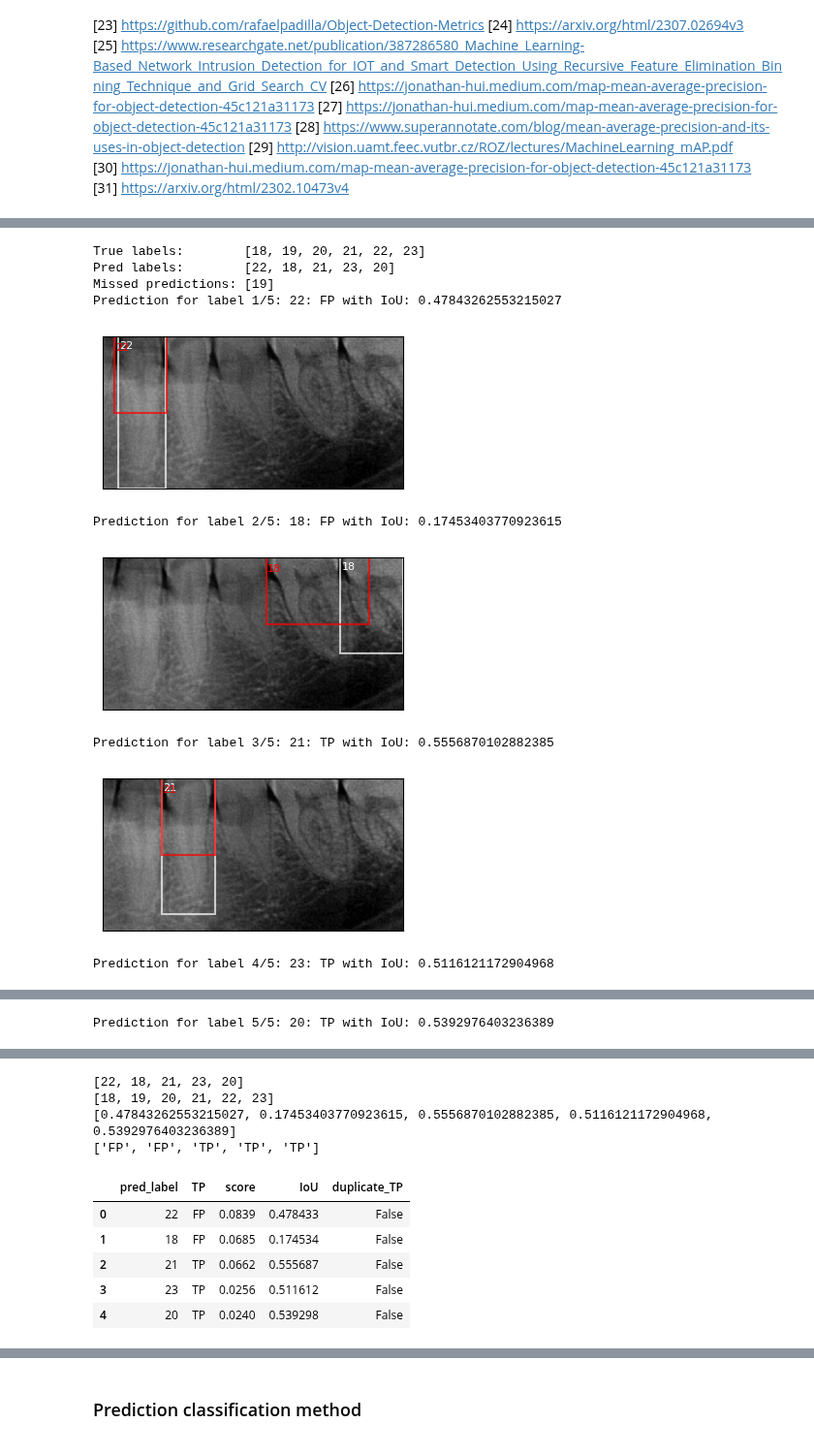
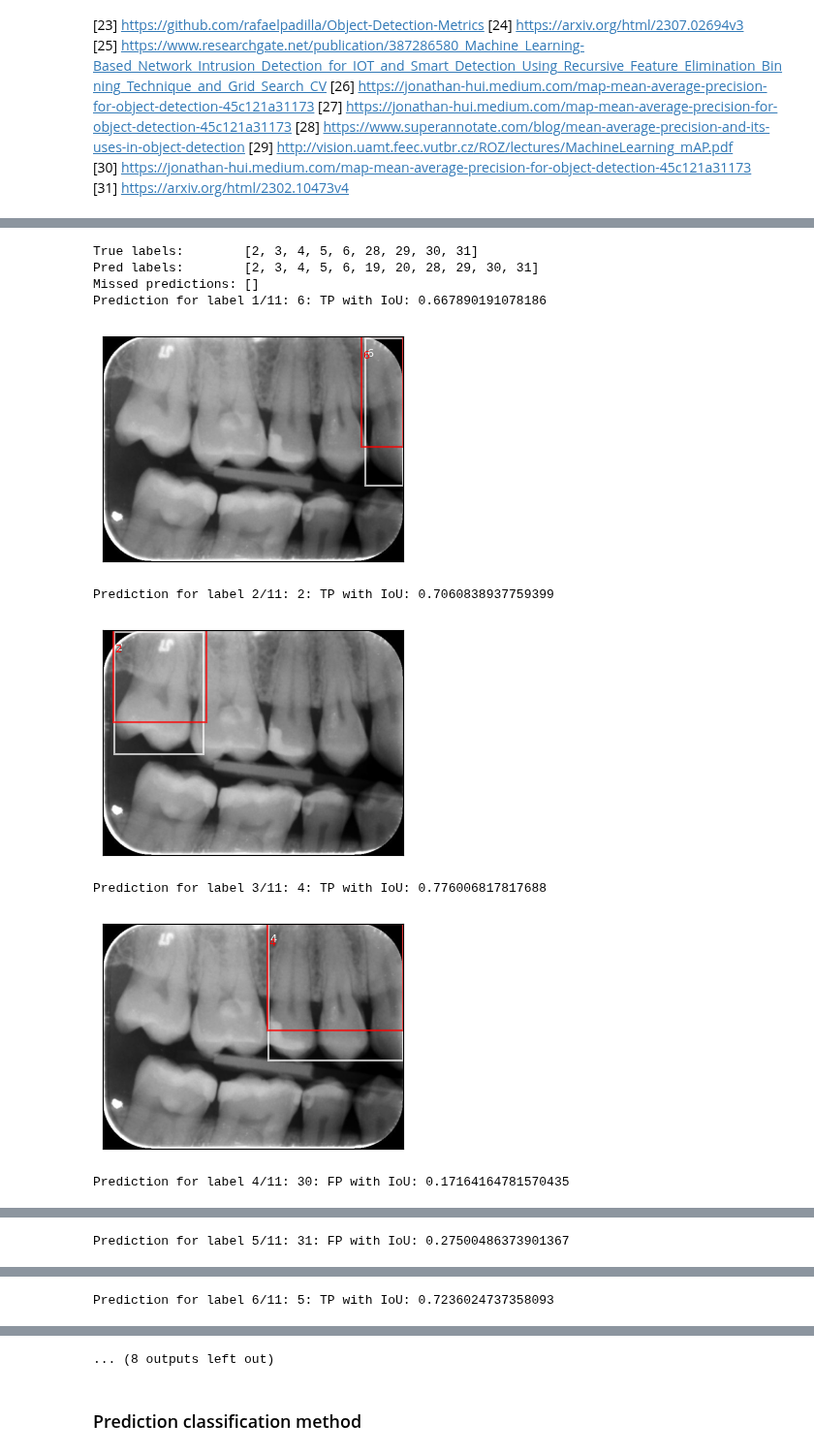
Before and after one commit to awerdich/computervision, a Jupyter notebook: notebooks/detection/10_performance_classes.ipynb, the cells around one changed output, grey strips where cells are left out. Shown at 97% size. Cells and saved outputs as stored; diff of their text form; code cells hidden in the pictures.

```diff
--- a/notebooks/detection/10_performance_classes.ipynb
+++ b/notebooks/detection/10_performance_classes.ipynb
@@ -223,8 +141,8 @@ display(model_parameters.get('model_info'))
 # %%
 figsize = (4, 4)
-threshold = 0.02
-idx = 74
-file_name = file_name_list[idx]
+idx = 10
+file = file_list[idx]
+file_name = os.path.basename(file)
 
 file = os.path.join(image_dir, file_name)
 im = ImageData().load_image(file)
@@ -232,16 +150,18 @@ im = ImageData().np2color(im)
 df_file = df.loc[df[file_col] == file_name]
 bbox_list = df_file[bbox_col].tolist()
 pos_list = df_file[pos_col].tolist()
-im_width, im_height = im.shape[1], im.shape[0]
-x_lim, y_lim = (0, im_width), (0, im_height)
 
 # Predict positions
-output = detr_detect(detr_model=model, detr_processor=processor, image=im, threshold=threshold)
+output = pred_df.loc[pred_df['image_id'] == idx]
+image_width = output.get('image_width').tolist()[0]
+image_height = output.get('image_height').tolist()[0]
+
 if output is not None:
-    output_bbox_list = output.get('bboxes')
-    output_cat_list = output.get('categories')
+    output_bbox_list = output.get('bbox')
+    output_bbox_list = [clipxywh(list(box), xlim=(0, image_width), ylim=(0, image_height)) for box in output_bbox_list]
+    output_cat_list = output.get('category_id')
     output_pos_list = [id2label.get(cat) for cat in output_cat_list]
-    score_list = output.get('scores')
+    score_list = output.get('score')
     output_label_list = [f'P{p}\n{s:.2f}' for p, s in zip(output_pos_list, score_list)]
 
     print(f'True: {pos_list}')
@@ -249,6 +169,6 @@ if output is not None:
 
     fig, ax = plt.subplots(figsize=figsize)
     ax = plot_boxes(image=im, box_list=bbox_list, label_list=pos_list, color='w', ax=ax)
-    ax = plot_boxes(image=im, box_list=output_bbox_list, label_list=output_label_list, ax=ax, offset_xy=(0, 200))
+    ax = plot_boxes(image=im, box_list=output_bbox_list, label_list=output_label_list, ax=ax, offset_xy=(0, 100))
     plt.show()
 # %% [output]
@@ -258,7 +178,7 @@ Pred: [22, 18, 21, 23, 20]
 # %%
 # Let's pick one ground truth and one predicted position
 # So we can calculate the iou
-true_pos = 20
+true_pos = 4
 true_bbx = list(bbox_list[pos_list.index(true_pos)])
 true_bbx = clipxywh(true_bbx, xlim=x_lim, ylim=y_lim, decimals=0)
 print(true_bbx)
@@ -353,20 +285,27 @@ AI responses may include mistakes.
 # Performance evaluations
 score_threshold = 0.02
 iou_threshold = 0.5
+min_area = 10000
+x_lim = (0, im.shape[1])
+y_lim = (0, im.shape[0])
 
 # Ground truth
 true_labels = [int(l) for l in df_file[pos_col].tolist()]
 true_bboxes = df_file[bbox_col].tolist()
 true_bboxes = [clipxywh(list(box), xlim=x_lim, ylim=y_lim, decimals=0) for box in true_bboxes]
-print(f'True labels:        {true_labels}')
+
+print(f'True labels:        {sorted(true_labels)}')
 
 # Predictions
-output = detr_detect(detr_model=model, detr_processor=processor, image=im, threshold=score_threshold)
-pred_labels = [int(id2label.get(cat)) for cat in output.get('categories')]
-pred_bboxes = output.get('bboxes')
+output = detr.predict_on_image(image=im, threshold=score_threshold)
+output_df = pd.DataFrame(output)
+output_df = output_df.loc[output_df['area'] > min_area]
+output_df = output_df.sort_values(by=['score'], ascending=False).reset_index(drop=True)
+pred_labels = [int(id2label.get(cat)) for cat in output_df['category_id'].tolist()]
+pred_bboxes = output_df['bbox'].tolist()
 pred_bboxes = [clipxywh(list(box), xlim=x_lim, ylim=y_lim, decimals=0) for box in pred_bboxes]
-pred_scores = output.get('scores')
-print(f'Pred labels:        {pred_labels}')
+pred_scores = output_df['score'].tolist()
+print(f'Pred labels:        {sorted(pred_labels)}')
 
 # Determine the false negative samples
 # Predictions that were missed by the object detection
@@ -406,40 +345,42 @@ for p, p_label in enumerate(pred_labels):
 
         # Plot the situation when we have a match
         fig, ax = plt.subplots(figsize=figsize)
         ax = plot_boxes(image=im, box_list=[t_bbx], label_list=[p_label], ax=ax, color='w')
         ax = plot_boxes(image=im, box_list=[p_bbox], label_list=[p_label], ax=ax, color='r', offset_xy=(0, 20))
         plt.show()
 
     iou_list.append(p_iou)
     prediction_list.append(p_prediction)
 
 # What if we predict the same class twice and both are TP?
 # We count only the first one as a TP, the others we set to FP.
 c = pd.DataFrame({'pred_label': pred_labels,
                   'TP': prediction_list,
                   'score': pred_scores,
                   'IoU': iou_list})
 
 c = c.assign(duplicate_TP=False)
 
 # Flip duplicate TP predictions
 d = c.copy()
 d.loc[(c.duplicated(subset=['pred_label', 'TP'])) & (c['TP'] == 'TP'), 'TP'] = 'FP'
 d.loc[(c.duplicated(subset=['pred_label', 'TP'])) & (c['TP'] == 'TP'), 'duplicate_TP'] = True
 
+d = d.sort_values(by=['pred_label', 'score'], ascending=True).reset_index(drop=True)
+
 print(pred_labels)
 print(true_labels)
 print(iou_list)
 print(prediction_list)
 display(d)
 # %% [output]
-True labels:        [18, 19, 20, 21, 22, 23]
-Pred labels:        [22, 18, 21, 23, 20]
-Missed predictions: [19]
-Prediction for label 1/5: 22: FP with IoU: 0.47843262553215027
+True labels:        [2, 3, 4, 5, 6, 28, 29, 30, 31]
+Pred labels:        [2, 3, 4, 5, 6, 19, 20, 28, 29, 30, 31]
+Missed predictions: []
+Prediction for label 1/11: 6: TP with IoU: 0.667890191078186
-[figure, old version]
+[figure, new version]
-Prediction for label 2/5: 18: FP with IoU: 0.17453403770923615
+Prediction for label 2/11: 2: TP with IoU: 0.7060838937759399
-[figure, old version]
+[figure, new version]
-Prediction for label 3/5: 21: TP with IoU: 0.5556870102882385
+Prediction for label 3/11: 4: TP with IoU: 0.776006817817688
-[figure, old version]
+[figure, new version]
-Prediction for label 4/5: 23: TP with IoU: 0.5116121172904968
+Prediction for label 4/11: 30: FP with IoU: 0.17164164781570435
@@ -447 +388 @@ Prediction for label 4/5: 23: TP with IoU: 0.5116121172904968
-Prediction for label 5/5: 20: TP with IoU: 0.5392976403236389
+Prediction for label 5/11: 31: FP with IoU: 0.27500486373901367
@@ -449,10 +390 @@ Prediction for label 5/5: 20: TP with IoU: 0.5392976403236389
-[22, 18, 21, 23, 20]
-[18, 19, 20, 21, 22, 23]
-[0.47843262553215027, 0.17453403770923615, 0.5556870102882385, 0.5116121172904968, 0.5392976403236389]
-['FP', 'FP', 'TP', 'TP', 'TP']
+Prediction for label 6/11: 5: TP with IoU: 0.7236024737358093
-|  | pred_label | TP | score | IoU | duplicate_TP |
-| 0 | 22 | FP | 0.0839 | 0.478433 | False |
-| 1 | 18 | FP | 0.0685 | 0.174534 | False |
-| 2 | 21 | TP | 0.0662 | 0.555687 | False |
-| 3 | 23 | TP | 0.0256 | 0.511612 | False |
-| 4 | 20 | TP | 0.0240 | 0.539298 | False |
@@ -459,3 +392,4 @@ Prediction for label 5/5: 20: TP with IoU: 0.5392976403236389
+... (8 outputs left out)
 # %% [markdown]
 ### Prediction classification method ###
 # %%
```
Also changed, not shown: parts of 16 cells of this notebook.
